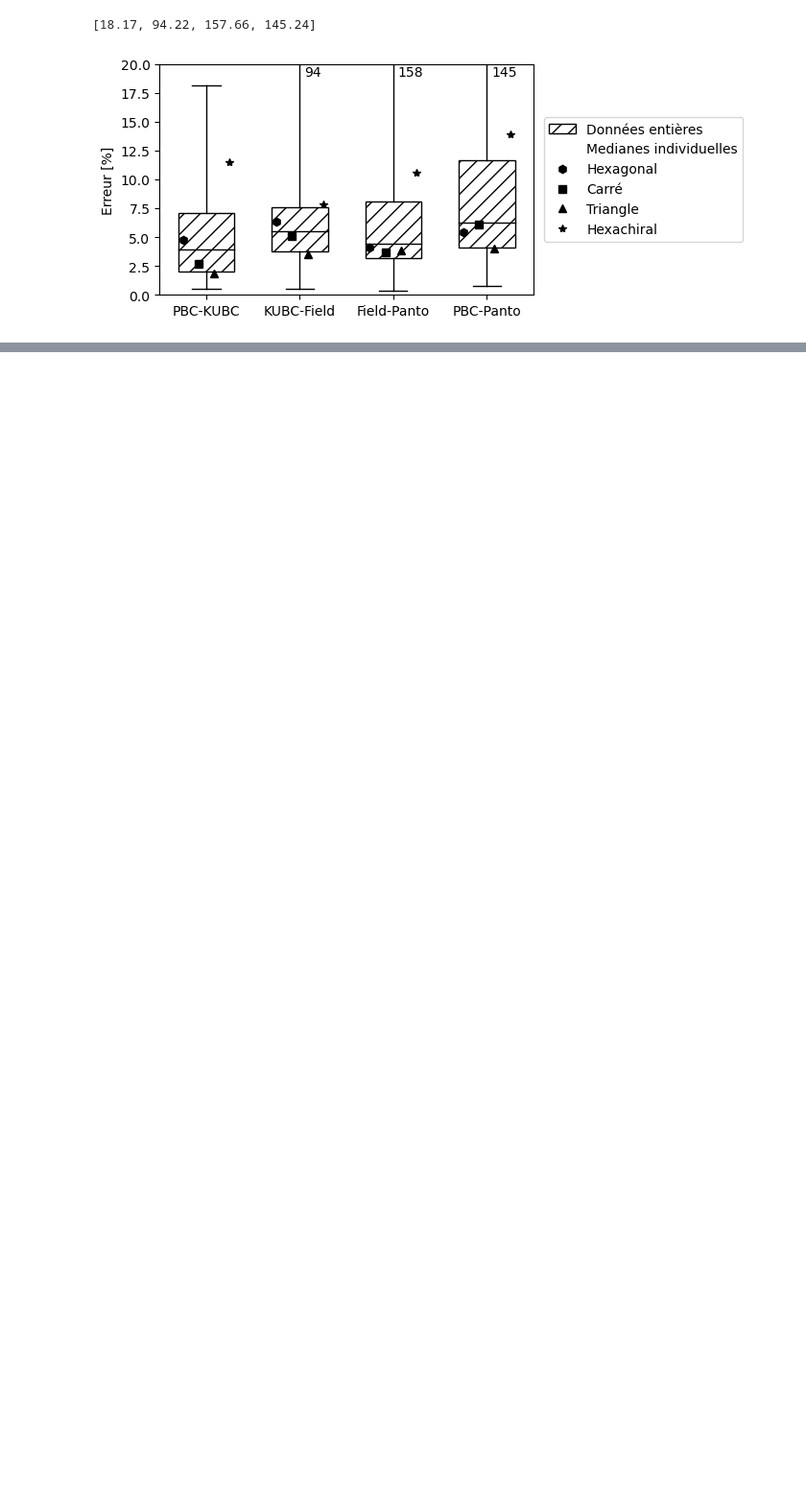
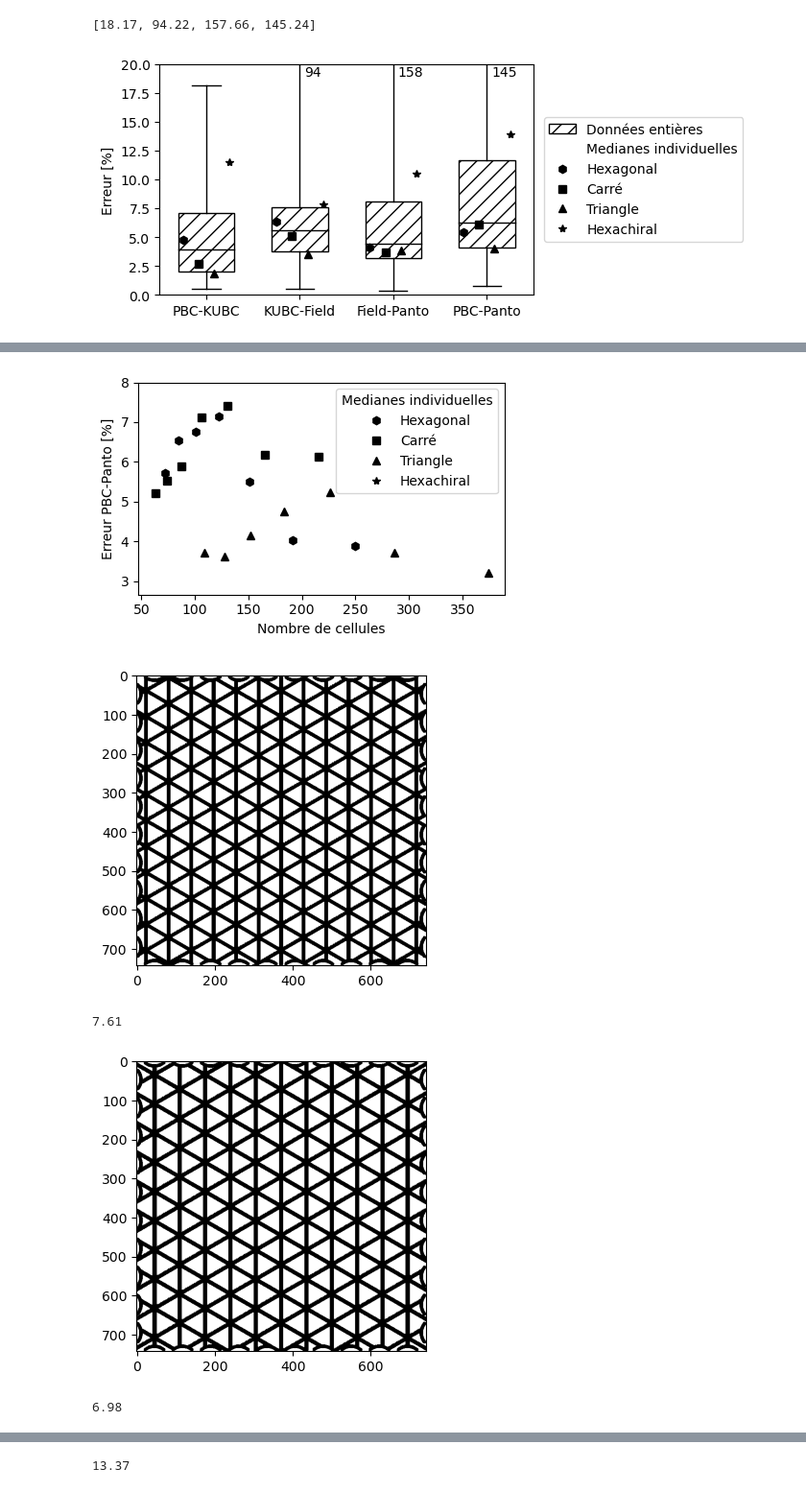
Before and after one commit to h06e/abakubc, a Jupyter notebook: utilities/full_study.ipynb, the cells around one changed output, grey strips where cells are left out. Shown at 96% size. Drawn from its saved outputs; the diff is of its cells as text; code cells hidden in the pictures; blank space fills up the shorter version.

```diff
--- a/utilities/full_study.ipynb
+++ b/utilities/full_study.ipynb
@@ -147,0 +156,48 @@ plt.savefig('images/error_per_scale.pdf')
+# %%
+nb_cell=[]
+
+L0=28
+
+for scale in range(7,14):
+    L=L0*scale/10
+    nb_cell.append([288**2/(L/2*L*tan(pi/6)+L*L*tan(pi/6)),         # Hexa
+                         288**2/(L**2),                             # Carre
+                         288**2/(L*L*tan(pi/6))])                   # Triangle
+
+
+
+plt.figure(figsize=(4.5,3))
+markers = ['h', 's', '^', '*']
+n=5 # Space between indivuals medians
+for i_error, error in enumerate(mean_err_per_geo):
+    for i_geo, geo in enumerate(error):
+        plt.plot(nb_cell[i_error][i_geo%3], [geo], 'k'+markers[i_geo])
+
+
+# * Legende
+nn = mlines.Line2D([], [], color='w', marker='*', linestyle='')
+hexa = mlines.Line2D([], [], color='k', marker='h', linestyle='')
+carre = mlines.Line2D([], [], color='k', marker='s', linestyle='')
+trian = mlines.Line2D([], [], color='k', marker='^', linestyle='')
+hc = mlines.Line2D([], [], color='k', marker='*', linestyle='')
+plt.legend([hexa,carre,trian,hc],['Hexagonal','Carré', 'Triangle', 'Hexachiral'], title='Medianes individuelles',
+           fancybox=True)
+
+
+plt.xlabel('Nombre de cellules')
+plt.ylabel('Erreur PBC-Panto [%]')
+plt.ylim(top=8)
+
+plt.tight_layout()
+plt.savefig('images/error_per_nb_cells.pdf')
+plt.show()
+t_list=['tria_8_0_0_0', 'tria_9_0_0_0', 'tria_10_0_0_0']
+for t in t_list:
+    data_bulk[t].show_geo()
+    print(data_bulk[t].get_err((0,3)))
+# %% [output]
+[figure, added]
+[figure, added]
+7.61
+[figure, added]
+6.98
@@ -148,3 +205,4 @@ plt.savefig('images/error_per_scale.pdf')
+13.37
 # %%
 
 campagnes_CC = ['campagne_honey_CC','campagne_carre_CC','campagne_trian_CC', 'campagne_hexac_CC']
```
Also changed, not shown: parts of 9 cells of this notebook, 54 other files.
